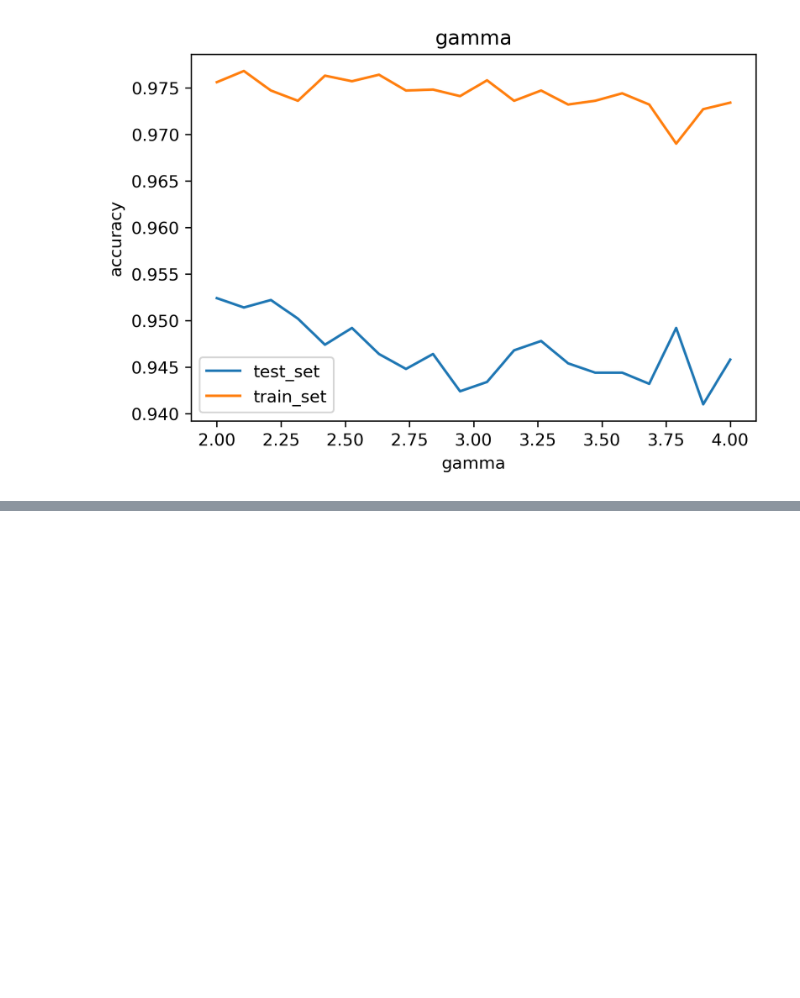
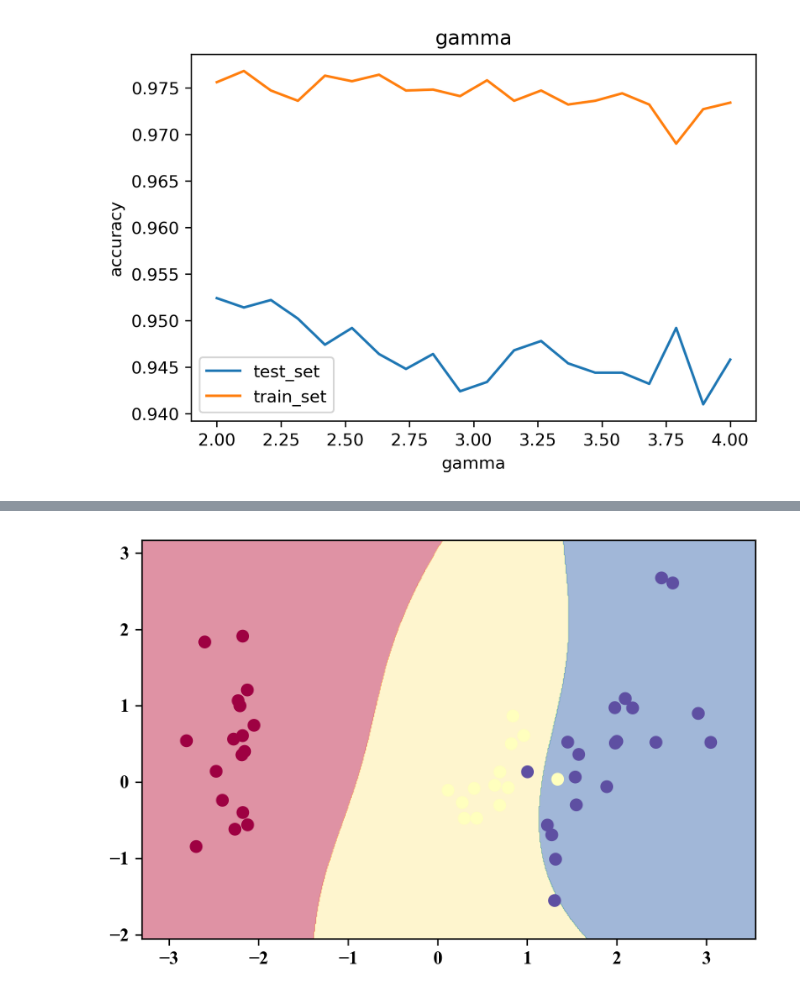
Before and after one commit to Time-Magic/Traning_code, a Jupyter notebook: report_iris_randomtrees.ipynb, the cells around one changed output, grey strips where cells are left out. Drawn from its saved outputs; the diff is of its cells as text; code cells hidden in the pictures; blank space fills up the shorter version.

```diff
--- a/report_iris_randomtrees.ipynb
+++ b/report_iris_randomtrees.ipynb
@@ -216,0 +289,10 @@ plot_area(x_train,x_test,y_test,lambda x:clf.predict(x))
+# %%
+from likefunctions import plot_area,spl_and_Std
+from sklearn.svm import SVC
+from matplotlib import pyplot as plt
+x_train,x_test,y_train,y_test=spl_and_Std()
+clf=SVC(kernel='rbf',C=1)
+clf.fit(x_train,y_train)
+plot_area(x_train,x_test,y_test,lambda x:clf.predict(x))
+# %% [output]
+[figure, added]
```
Also changed, not shown: parts of 6 cells of this notebook, 2 other files.
